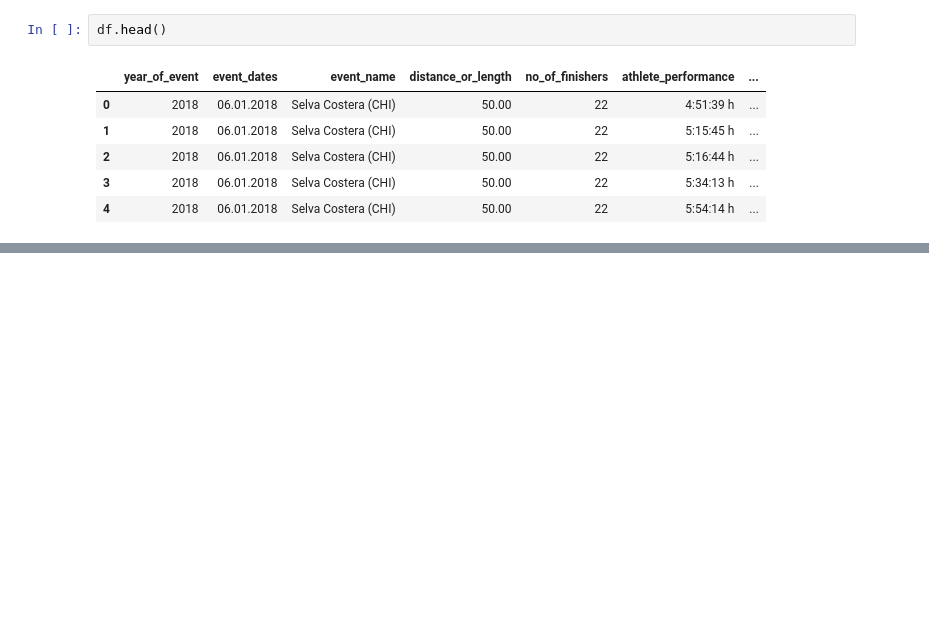
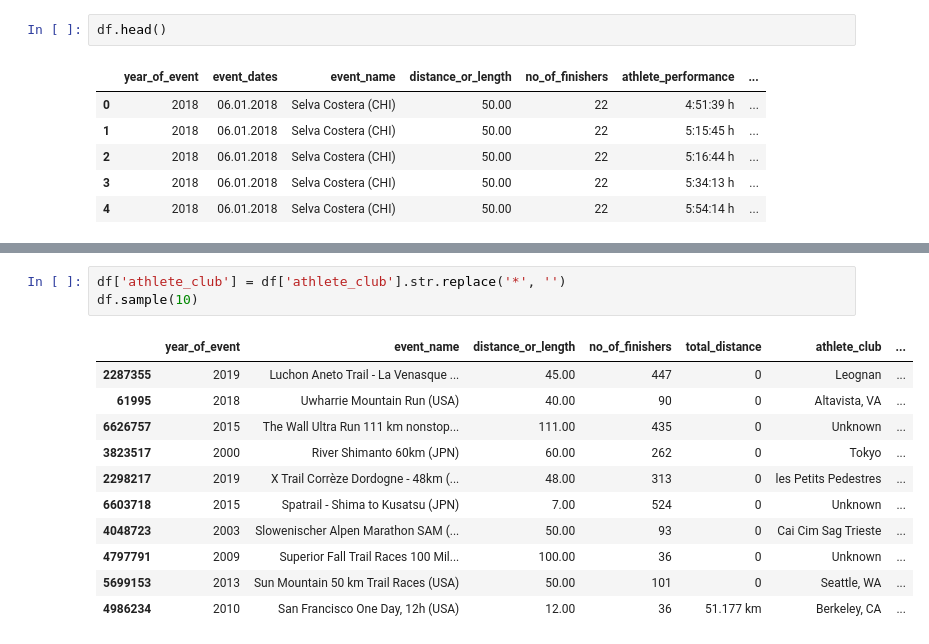
Before and after one commit to dmshakur/ultra-running-data-analysis, a Jupyter notebook: notebooks/data_processing.ipynb, the cells around one changed output, grey strips where cells are left out. Saved outputs shown, nothing was run; the diff lists cells and outputs as text; blank space fills up the shorter version.

```diff
--- a/notebooks/data_processing.ipynb
+++ b/notebooks/data_processing.ipynb
@@ -448,0 +518,15 @@ df.head()
+# %%
+df['athlete_club'] = df['athlete_club'].str.replace('*', '')
+df.sample(10)
+# %% [output]
+|  | year_of_event | event_name | distance_or_length | no_of_finishers | total_distance | athlete_club | ... |
+| 2287355 | 2019 | Luchon Aneto Trail - La Venasque ... | 45.00 | 447 | 0 | Leognan | ... |
+| 61995 | 2018 | Uwharrie Mountain Run (USA) | 40.00 | 90 | 0 | Altavista, VA | ... |
+| 6626757 | 2015 | The Wall Ultra Run 111 km nonstop... | 111.00 | 435 | 0 | Unknown | ... |
+| 3823517 | 2000 | River Shimanto 60km (JPN) | 60.00 | 262 | 0 | Tokyo | ... |
+| 2298217 | 2019 | X Trail Corrèze Dordogne - 48km (... | 48.00 | 313 | 0 | les Petits Pedestres | ... |
+| 6603718 | 2015 | Spatrail - Shima to Kusatsu (JPN) | 7.00 | 524 | 0 | Unknown | ... |
+| 4048723 | 2003 | Slowenischer Alpen Marathon SAM (... | 50.00 | 93 | 0 | Cai Cim Sag Trieste | ... |
+| 4797791 | 2009 | Superior Fall Trail Races 100 Mil... | 100.00 | 36 | 0 | Unknown | ... |
+| 5699153 | 2013 | Sun Mountain 50 km Trail Races (USA) | 50.00 | 101 | 0 | Seattle, WA | ... |
+| 4986234 | 2010 | San Francisco One Day, 12h (USA) | 12.00 | 36 | 51.177 km | Berkeley, CA | ... |
```
Also changed, not shown: parts of 27 cells of this notebook.
